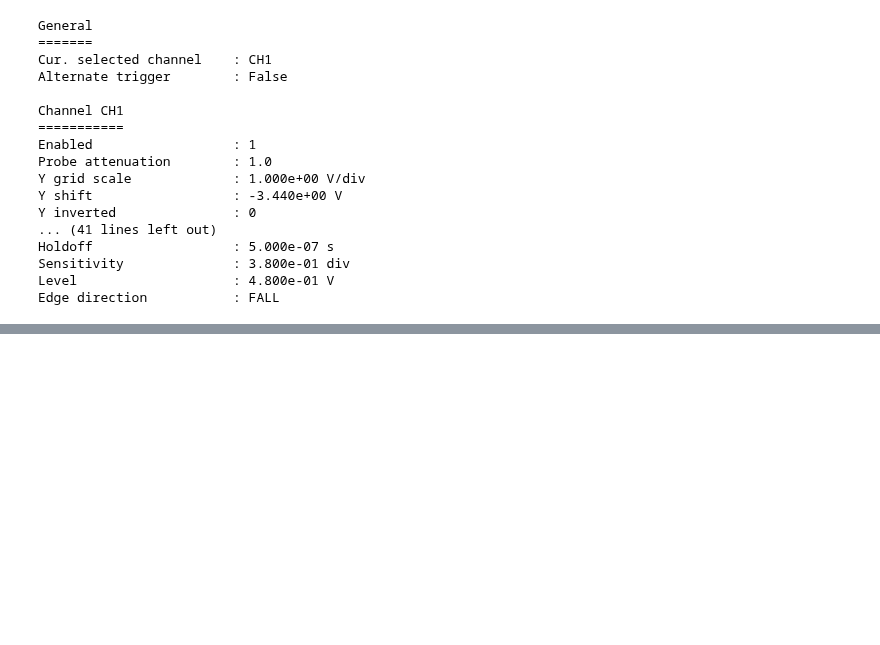
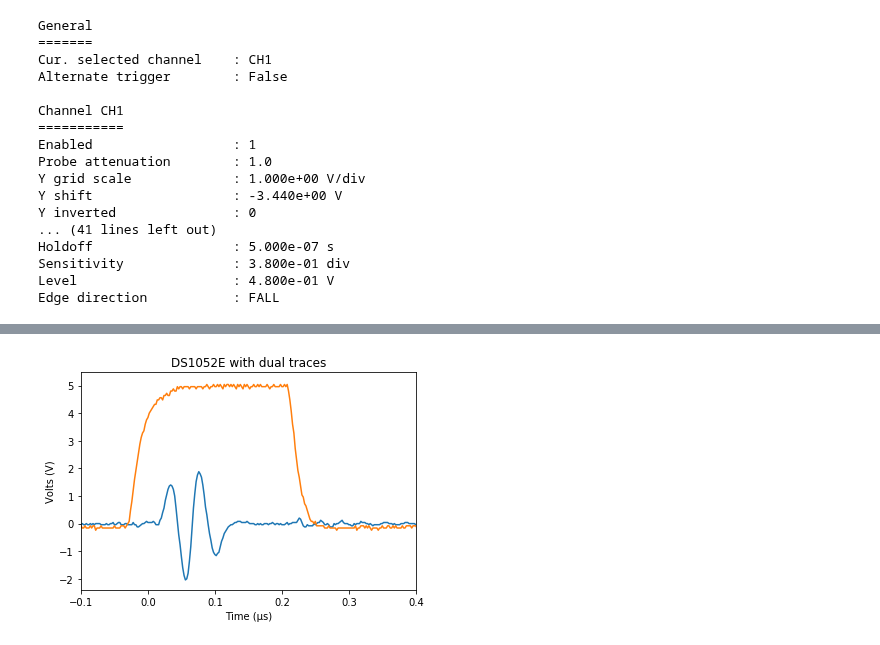
Before and after one commit to scottprahl/RigolWFM, a Jupyter notebook: doc/tutorial-reading-rigol-wfm-file.ipynb, the cells around one changed output, grey strips where cells are left out. Saved outputs shown, nothing was run; the diff lists cells and outputs as text; code cells hidden in the pictures; blank space fills up the shorter version.

```diff
--- a/doc/tutorial-reading-rigol-wfm-file.ipynb
+++ b/doc/tutorial-reading-rigol-wfm-file.ipynb
@@ -54,0 +100,11 @@ Edge direction           : FALL
+# %%
+plt.plot(t * 1e6, y1)
+plt.plot(t * 1e6, y2)
+
+plt.xlabel("Time (µs)")
+plt.ylabel("Volts (V)")
+plt.title("DS1052E with dual traces")
+plt.xlim(-0.1,0.4)
+plt.show()
+# %% [output]
+[figure, added]
```
Also changed, not shown: parts of 12 cells of this notebook.
